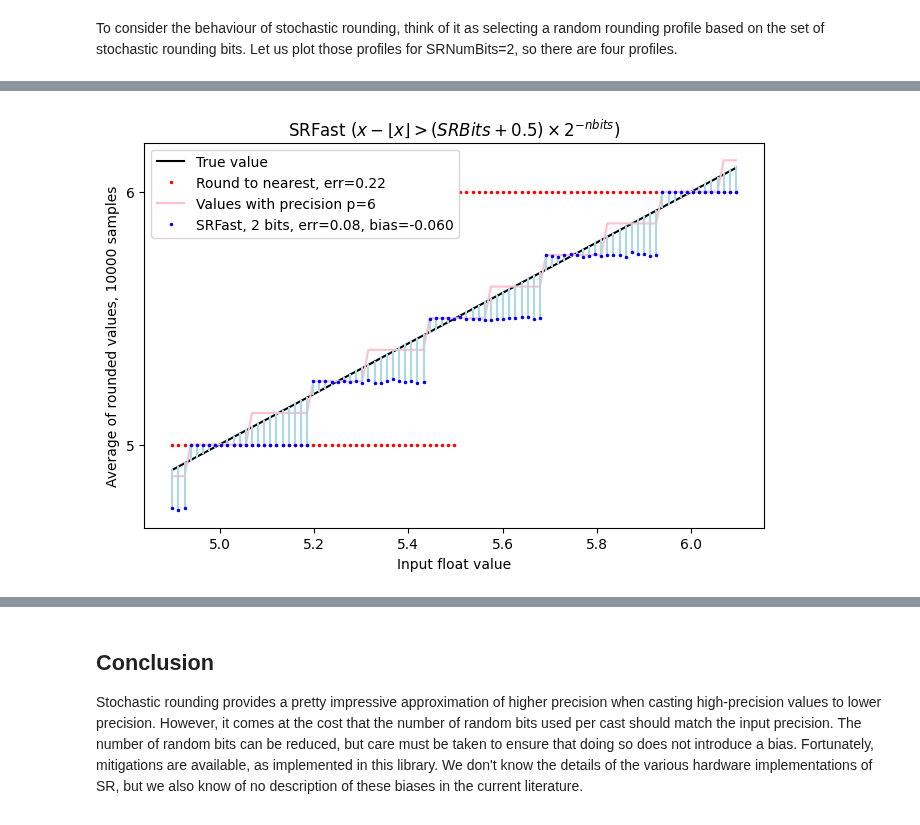
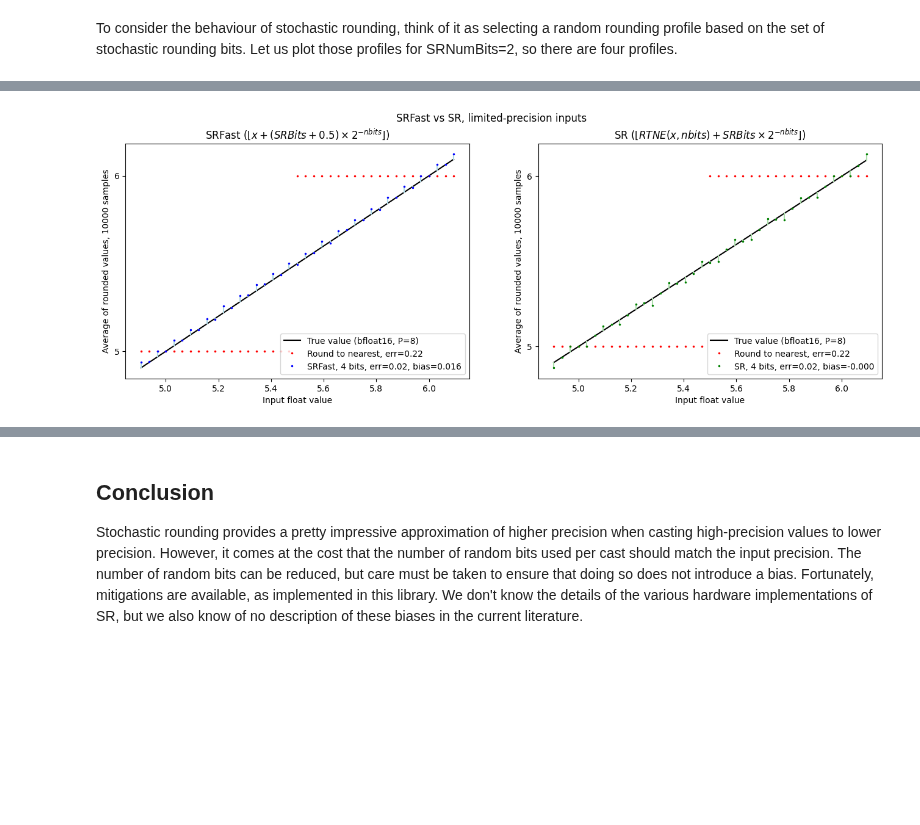
Before and after one commit to graphcore-research/gfloat, a Jupyter notebook: docs/source/05-stochastic-rounding.ipynb, the cells around one changed output, grey strips where cells are left out. Drawn from its saved outputs; the diff is of its cells as text; code cells hidden in the pictures; blank space fills up the shorter version.

```diff
--- a/docs/source/05-stochastic-rounding.ipynb
+++ b/docs/source/05-stochastic-rounding.ipynb
@@ -20,11 +20,11 @@ if "RoundMode__str__" not in locals():
 
 def longstr(rnd):
     if rnd == RoundMode.StochasticFast:
-        return r"SRFast ($x - \lfloor x \rfloor > (SRBits + 0.5) \times 2^{-nbits}$)"
+        return r"SRFast ($\lfloor x + (SRBits + 0.5) \times 2^{-nbits} \rfloor$)"
     elif rnd == RoundMode.StochasticFastest:
-        return r"SRFastest ($x - \lfloor x \rfloor > SRBits \times 2^{-nbits}$)"
+        return r"SRFastest ($\lfloor x + SRBits \times 2^{-nbits} \rfloor$)"
     elif rnd == RoundMode.Stochastic:
-        return r"SR ($RTNE(x - \lfloor x \rfloor, nbits) > SRBits \times 2^{-nbits}$)"
+        return r"SR ($\lfloor RTNE(x, nbits) + SRBits \times 2^{-nbits} \rfloor$)"
     else:
         raise ValueError(f"Unknown rounding mode {rnd}")
 
@@ -49,9 +49,7 @@ def lollipops(ax, xs, ys, key, label):
         markersize=2,
         linestyle="-",
     )
-    ax.plot(
-        xs, ys, label=label, color=colors[1], marker=".", markersize=3, linestyle=""
-    )
+    ax.plot(xs, ys, label=label, color=colors[1], marker=".", markersize=3, linestyle="")
 # %% [markdown]
 # Stochastic rounding
 
@@ -605,7 +575,7 @@ for rnd, ax in zip((RoundMode.StochasticFastest, RoundMode.StochasticFast), axs)
 
     # Stochastic rounding
     srnumbits = 2
-    nsamples = 10_000
+    nsamples = 5_000
     srbits = np.random.randint(0, 2**srnumbits, (nsamples, len(vs)))
 
     rvs = round_ndarray(
@@ -623,3 +593,4 @@ for rnd, ax in zip((RoundMode.StochasticFastest, RoundMode.StochasticFast), axs)
     ax.set_ylabel(f"Average of rounded values, {nsamples} samples")
     ax.set_yticks(np.unique(rn))
     ax.legend()
+    plt.savefig("figures/bias1.pdf", bbox_inches="tight")
@@ -657,43 +683,56 @@ And now let's round our 64-bit values to the new `P9` format, and then stochasti
 # %%
-srnumbits = 2
-
-fig, ax = plt.subplots(1, 1, figsize=(8, 5))
-rnd = RoundMode.StochasticFast
-
-ax.plot(vs, vs, label="True value", color="k")
-ax.plot(
-    vs,
-    rn,
-    label=f"Round to nearest, err={err_rn:.2f}",
-    color="red",
-    markersize=3,
-    linestyle="",
-    marker=".",
+from gfloat.formats import (
+    format_info_binary16,
+    format_info_bfloat16,
+    format_info_p3109,
+    format_info_ocp_e4m3,
 )
 
-# Stochastic rounding
-nsamples = 10_000
-srbits = np.random.randint(0, 2**srnumbits, (nsamples, len(vs)))
+fi_hi = format_info_bfloat16
+fi = format_info_ocp_e5m2  # format_info_p3109(8, 5)
 
-# The infinite-precision vs, but computed to `highp` bits of precision
-vs_p9 = round_ndarray(fi_p9, vs, RoundMode.TiesToEven)
+vs_hi = np.unique(round_ndarray(fi_hi, vs, RoundMode.TiesToEven))
+print("nunique=", np.sum((vs_hi >= 5) & (vs_hi < 6)))
 
-ax.plot(vs, vs_p9, label=f"Values with precision p={fi_p9.precision}", color="pink")
+Q = fi_hi.precision
+P = fi.precision
+D = Q - P
+K = 4
+print(f"{Q,P,D,K=} note {P+K=} != {Q=}")
 
-rvs = round_ndarray(
-    fi, vs_p9[np.newaxis, :], rnd, sat=False, srbits=srbits, srnumbits=srnumbits
-)
-rvmean = rvs.mean(axis=0)
-err = np.abs(rvmean - vs).mean()
-bias = (rvmean - vs).mean()
+fig, axes = plt.subplots(1, 2, figsize=(16, 5))
+fig.suptitle("SRFast vs SR, limited-precision inputs")
 
-label = f"{rnd}, {srnumbits} bits, {err=:.2f}, {bias=:.3f}"
-lollipops(ax, vs, rvmean, label=label, key=rnd)
+for rnd, ax in zip((RoundMode.StochasticFast, RoundMode.Stochastic), axes):
+    ax.plot(vs_hi, vs_hi, label=f"True value ({fi_hi}, P={fi_hi.precision})", color="k")
+    ax.plot(
+        vs_hi,
+        round_ndarray(fi, vs_hi, RoundMode.TiesToEven),
+        label=f"Round to nearest, err={err_rn:.2f}",
+        color="red",
+        markersize=3,
+        linestyle="",
+        marker=".",
+    )
 
-ax.set_xlabel("Input float value")
-ax.set_ylabel(f"Average of rounded values, {nsamples} samples")
-ax.set_yticks(np.unique(rn))
-ax.legend()
-ax.set_title(f"{longstr(rnd)}")
-None
+    # Stochastic rounding
+    srnumbits = K
+    nsamples = 10_000
+    srbits = np.random.randint(0, 2**srnumbits, (nsamples, len(vs_hi)))
+
+    rvs = round_ndarray(
+        fi, vs_hi[np.newaxis, :], rnd, sat=False, srbits=srbits, srnumbits=srnumbits
+    )
+    rvmean = rvs.mean(axis=0)
+    err = np.abs(rvmean - vs_hi).mean()
+    bias = (rvmean - vs_hi).mean()
+
+    label = f"{rnd}, {srnumbits} bits, {err=:.2f}, {bias=:.3f}"
+    lollipops(ax, vs_hi, rvmean, label=label, key=rnd)
+
+    ax.set_xlabel("Input float value")
+    ax.set_ylabel(f"Average of rounded values, {nsamples} samples")
+    ax.set_yticks(np.unique(rn))
+    ax.legend()
+    ax.set_title(f"{longstr(rnd)}")
 # %% [output]
@@ -700,3 +741,3 @@ None
-[figure, old version]
+[figure, new version]
 # %% [markdown]
 So...  The `SRFast` curve now shows some bias: the dots are generally below the Y=X line.
```
Also changed, not shown: parts of 36 cells of this notebook, 5 other files.
